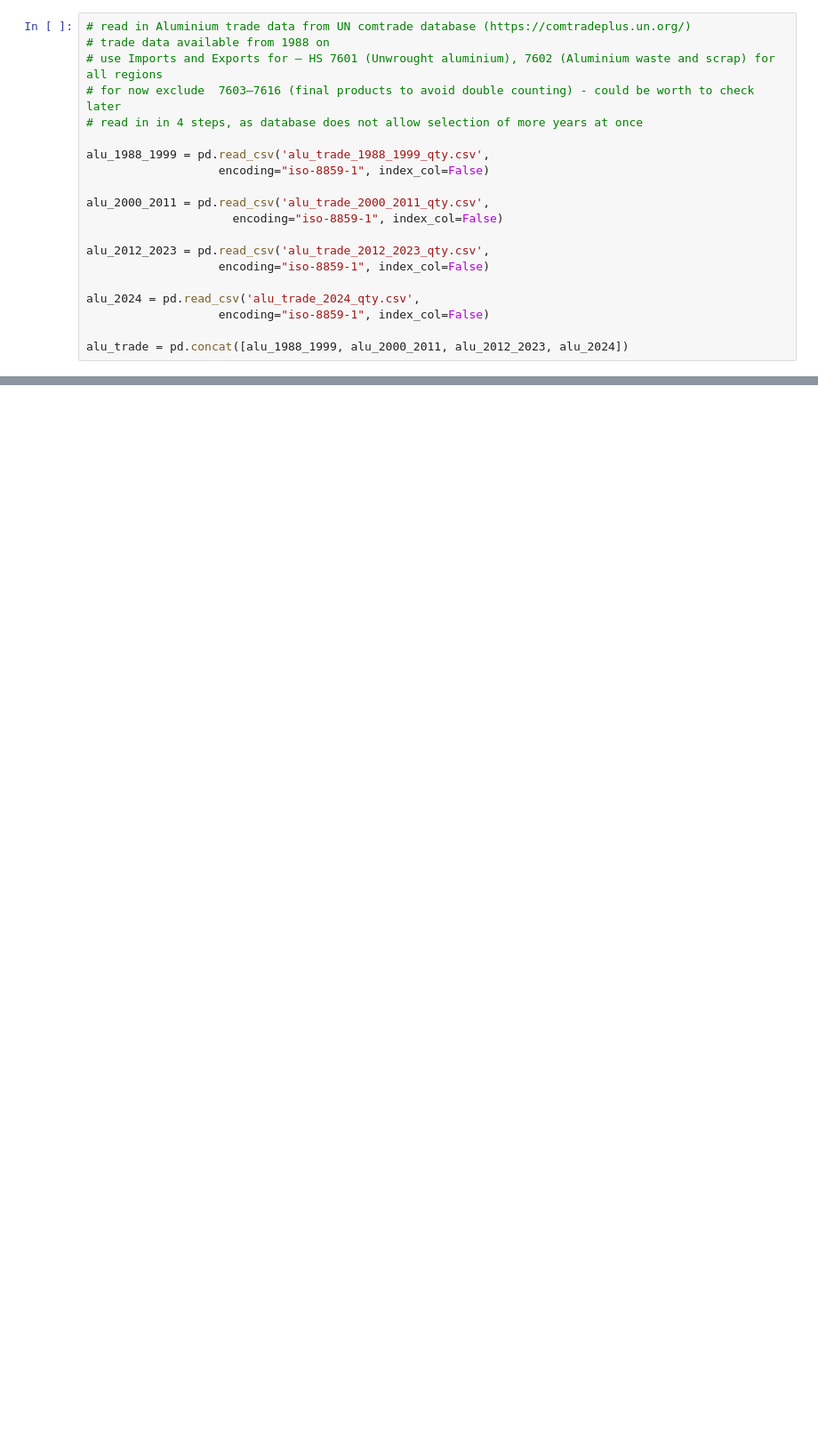
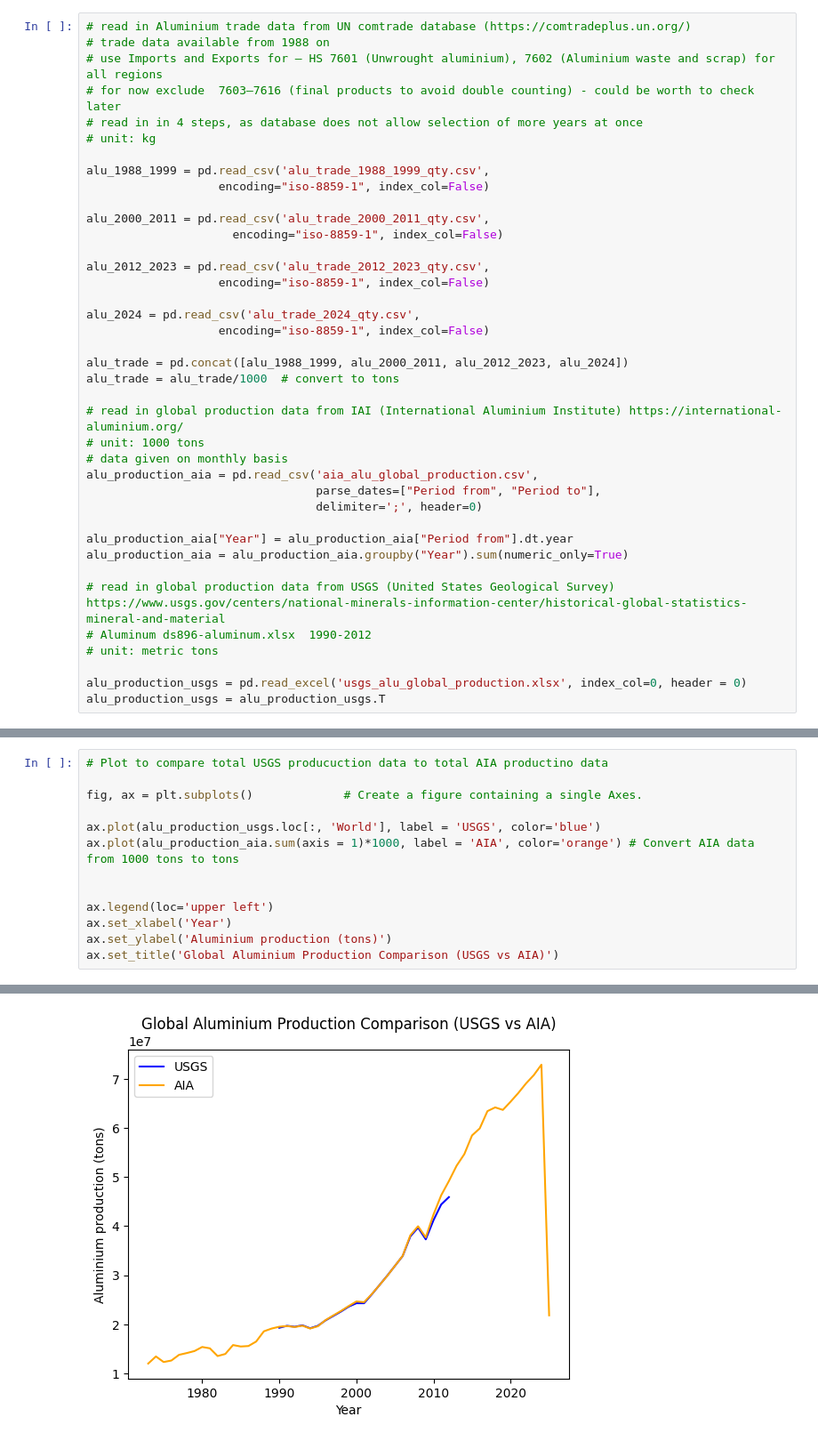
Before and after one commit to imagepbl/image-materials, a Jupyter notebook: data/raw/rest-of/metals/aluminium_app_cons.ipynb, the cells around one changed output, grey strips where cells are left out. Shown: that part at 89% size. Saved outputs shown, nothing was run; the diff lists cells and outputs as text; blank space fills up the shorter version.

Commit message:
aluminium app cons data

```diff
--- a/data/raw/rest-of/metals/aluminium_app_cons.ipynb
+++ b/data/raw/rest-of/metals/aluminium_app_cons.ipynb
@@ -6,6 +172,7 @@ import pandas as pd
 # use Imports and Exports for – HS 7601 (Unwrought aluminium), 7602 (Aluminium waste and scrap) for all regions
 # for now exclude  7603–7616 (final products to avoid double counting) - could be worth to check later
 # read in in 4 steps, as database does not allow selection of more years at once
+# unit: kg
 
 alu_1988_1999 = pd.read_csv('alu_trade_1988_1999_qty.csv',
                    encoding="iso-8859-1", index_col=False)
@@ -20,3 +187,21 @@ alu_2024 = pd.read_csv('alu_trade_2024_qty.csv',
                    encoding="iso-8859-1", index_col=False)
 
 alu_trade = pd.concat([alu_1988_1999, alu_2000_2011, alu_2012_2023, alu_2024])
+alu_trade = alu_trade/1000  # convert to tons
+
+# read in global production data from IAI (International Aluminium Institute) https://international-aluminium.org/
+# unit: 1000 tons
+# data given on monthly basis
+alu_production_aia = pd.read_csv('aia_alu_global_production.csv',
+                                 parse_dates=["Period from", "Period to"],
+                                 delimiter=';', header=0)
+
+alu_production_aia["Year"] = alu_production_aia["Period from"].dt.year
+alu_production_aia = alu_production_aia.groupby("Year").sum(numeric_only=True)
+
+# read in global production data from USGS (United States Geological Survey) https://www.usgs.gov/centers/national-minerals-information-center/historical-global-statistics-mineral-and-material
+# Aluminum ds896-aluminum.xlsx  1990-2012
+# unit: metric tons
+
+alu_production_usgs = pd.read_excel('usgs_alu_global_production.xlsx', index_col=0, header = 0)
+alu_production_usgs = alu_production_usgs.T
@@ -51,0 +208,14 @@ alu_trade = pd.concat([alu_1988_1999, alu_2000_2011, alu_2012_2023, alu_2024])
+# %%
+# Plot to compare total USGS producuction data to total AIA productino data
+
+fig, ax = plt.subplots()             # Create a figure containing a single Axes.
+
+ax.plot(alu_production_usgs.loc[:, 'World'], label = 'USGS', color='blue')
+ax.plot(alu_production_aia.sum(axis = 1)*1000, label = 'AIA', color='orange') # Convert AIA data from 1000 tons to tons
+
+
+ax.legend(loc='upper left')
+ax.set_xlabel('Year')
+ax.set_ylabel('Aluminium production (tons)')
+ax.set_title('Global Aluminium Production Comparison (USGS vs AIA)')
+# %% [output]
@@ -51,0 +223 @@ alu_trade = pd.concat([alu_1988_1999, alu_2000_2011, alu_2012_2023, alu_2024])
+[figure, added]
```
Also changed, not shown: parts of 8 cells of this notebook, 4 other files.
